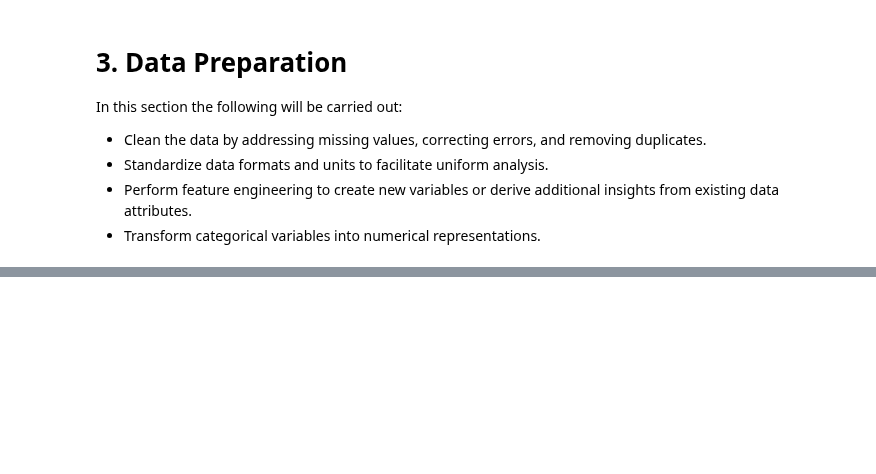
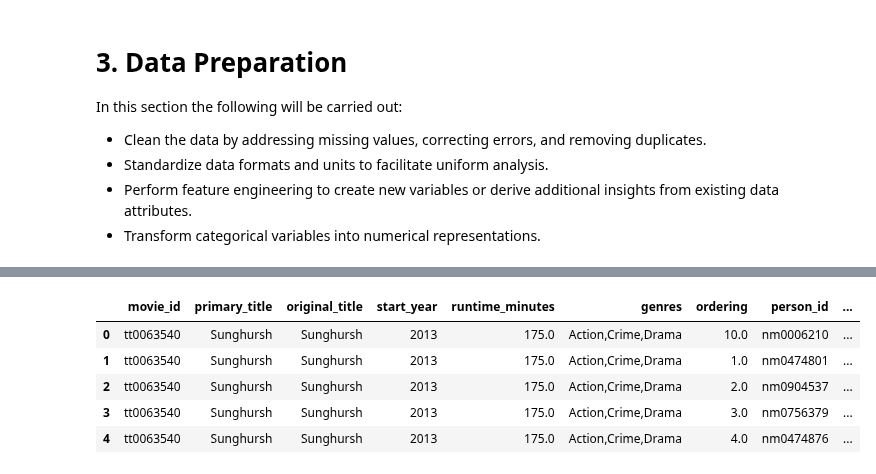
Before and after one commit to mbuvimuia/BoxOfficeInsights-MicrosoftStudio, a Jupyter notebook: student.ipynb, the cells around one changed output, grey strips where cells are left out. Drawn from its saved outputs; the diff is of its cells as text; code cells hidden in the pictures; blank space fills up the shorter version.

```diff
--- a/student.ipynb
+++ b/student.ipynb
@@ -765,0 +822,11 @@ In this section the following will be carried out:
+# %%
+# Addressing missing values from movie_basics table
+#Replace the null values in the original_title column with 'Unknown' since the column contains categorical values
+movie_basics['original_title'] = movie_basics['original_title'].fillna('Unknown')
+
+#Replace the null values in the runtime_minutes column with the median value since the column contains numerical values
+#and the median is not affected by outliers
+movie_basics['runtime_minutes'] = movie_basics['runtime_minutes'].fillna(movie_basics['runtime_minutes'].median())
+
+#Replace the null values in the genres column with 'Unknown' since the column contains categorical values
+movie_basics['genres'] = movie_basics['genres'].fillna('Unknown')
@@ -765,0 +912,7 @@ In this section the following will be carried out:
+# %%
+#Addressing missing values from the principals table
+#Replace the null values in the job column with 'Unknown' since the column contains categorical values
+principals['job'] = principals['job'].fillna('Unknown')
+
+#Replace the null values in the characters column with 'Unknown' since the column contains categorical values
+principals['characters'] = principals['characters'].fillna('Unknown')
@@ -765,0 +949,12 @@ In this section the following will be carried out:
+# %%
+# Join movies_basics_ratings table and principals table on the movie_id column
+# To analyze involvement of persons in the movies
+movie_basics_principals = movie_basics.merge(principals, how='left', on='movie_id')
+movie_basics_principals.head()
+# %% [output]
+|  | movie_id | primary_title | original_title | start_year | runtime_minutes | genres | ordering | person_id | ... |
+| 0 | tt0063540 | Sunghursh | Sunghursh | 2013 | 175.0 | Action,Crime,Drama | 10.0 | nm0006210 | ... |
+| 1 | tt0063540 | Sunghursh | Sunghursh | 2013 | 175.0 | Action,Crime,Drama | 1.0 | nm0474801 | ... |
+| 2 | tt0063540 | Sunghursh | Sunghursh | 2013 | 175.0 | Action,Crime,Drama | 2.0 | nm0904537 | ... |
+| 3 | tt0063540 | Sunghursh | Sunghursh | 2013 | 175.0 | Action,Crime,Drama | 3.0 | nm0756379 | ... |
+| 4 | tt0063540 | Sunghursh | Sunghursh | 2013 | 175.0 | Action,Crime,Drama | 4.0 | nm0474876 | ... |
```
Also changed, not shown: parts of 74 cells of this notebook.
